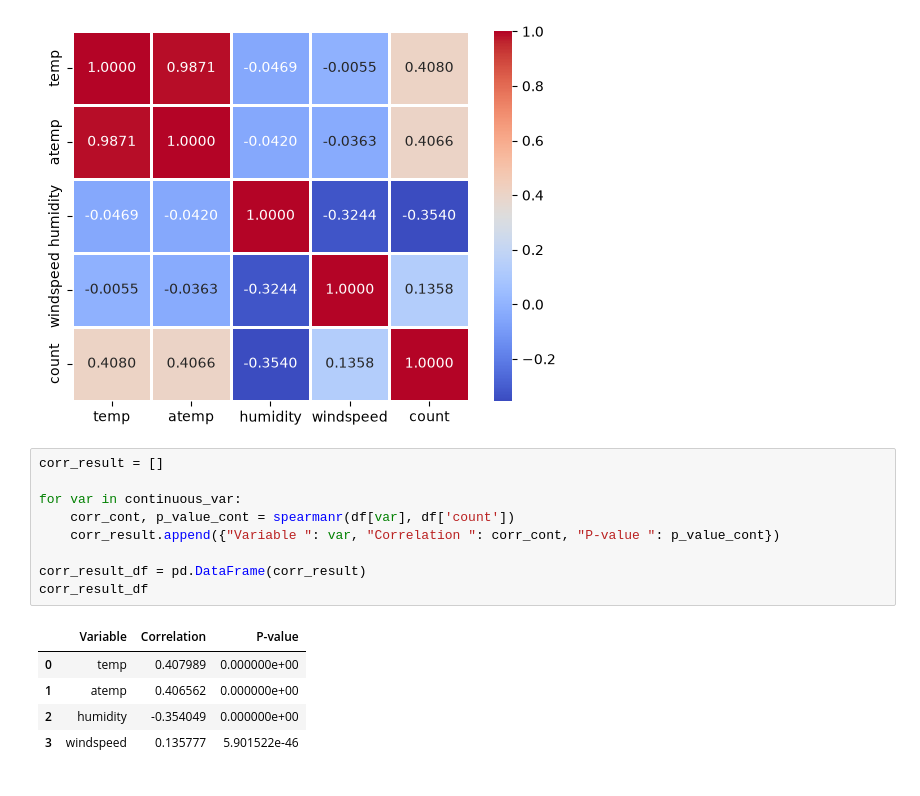
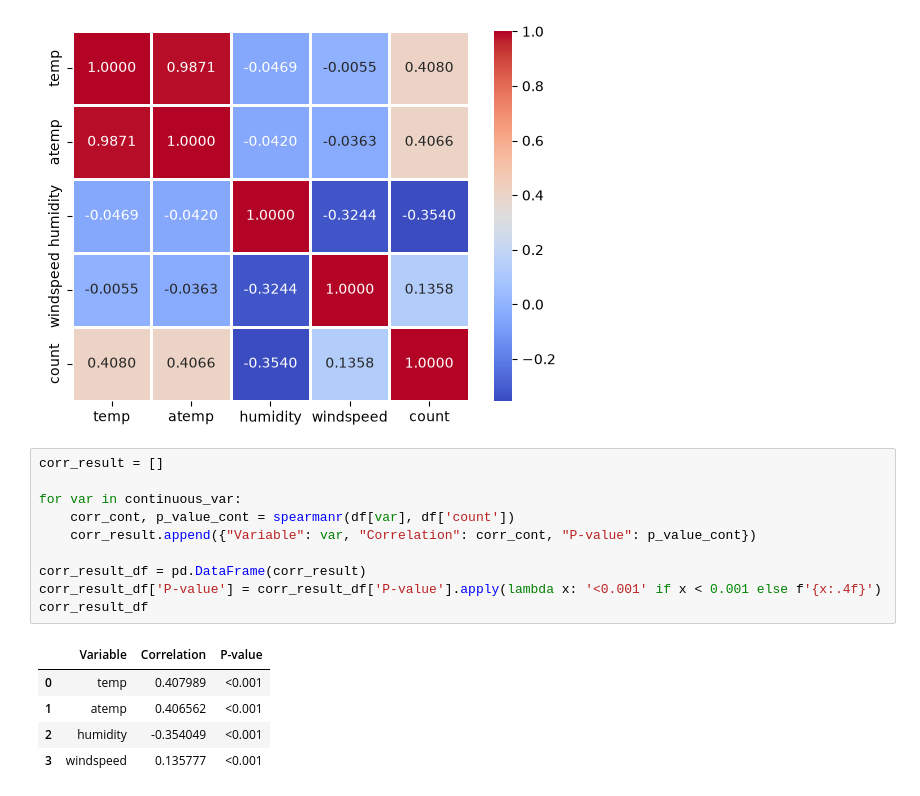
Before and after one commit to nlawee/python_projects, a Jupyter notebook: Lyft - Demand for Electric Bicycles/solution.ipynb, the cells around one changed output. Saved outputs shown, nothing was run; the diff lists cells and outputs as text.

```diff
--- a/Lyft - Demand for Electric Bicycles/solution.ipynb
+++ b/Lyft - Demand for Electric Bicycles/solution.ipynb
@@ -468,15 +476,16 @@ corr_map = sns.heatmap(spearman_corr, annot=True, cmap='coolwarm', fmt=".4f", li
 # %%
 corr_result = []
 
 for var in continuous_var:
     corr_cont, p_value_cont = spearmanr(df[var], df['count'])
-    corr_result.append({"Variable ": var, "Correlation ": corr_cont, "P-value ": p_value_cont})
+    corr_result.append({"Variable": var, "Correlation": corr_cont, "P-value": p_value_cont})
 
 corr_result_df = pd.DataFrame(corr_result)
+corr_result_df['P-value'] = corr_result_df['P-value'].apply(lambda x: '<0.001' if x < 0.001 else f'{x:.4f}')
 corr_result_df
 # %% [output]
 |  | Variable | Correlation | P-value |
-| 0 | temp | 0.407989 | 0.000000e+00 |
-| 1 | atemp | 0.406562 | 0.000000e+00 |
-| 2 | humidity | -0.354049 | 0.000000e+00 |
-| 3 | windspeed | 0.135777 | 5.901522e-46 |
+| 0 | temp | 0.407989 | <0.001 |
+| 1 | atemp | 0.406562 | <0.001 |
+| 2 | humidity | -0.354049 | <0.001 |
+| 3 | windspeed | 0.135777 | <0.001 |
```
Also changed, not shown: parts of 12 cells of this notebook.
